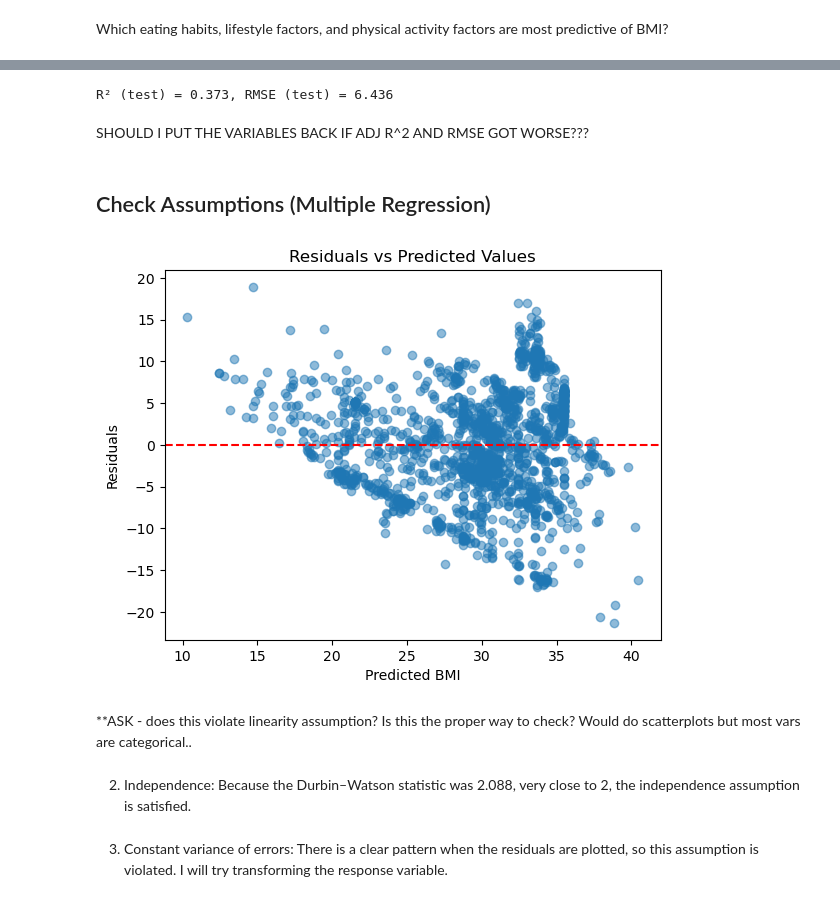
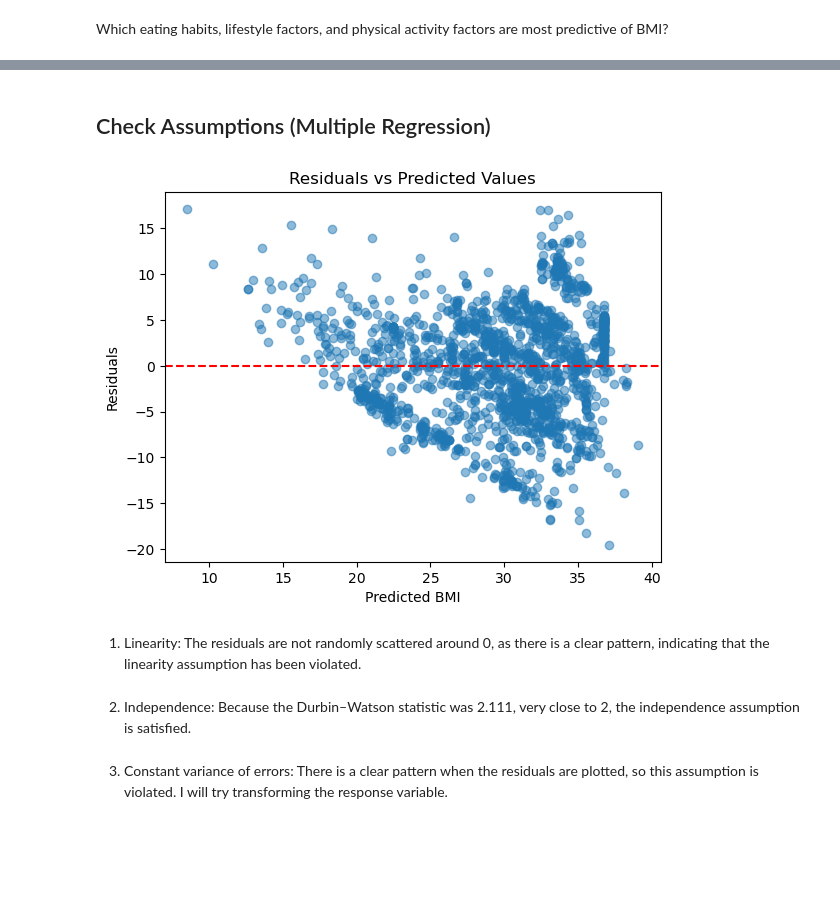
Before and after one commit to natalieseah/MLFinalProject, a Jupyter notebook: DS 6021 Final Project.ipynb, the cells around one changed output, grey strips where cells are left out. Cells and saved outputs as stored; diff of their text form; code cells hidden in the pictures; blank space fills up the shorter version.

```diff
--- a/DS 6021 Final Project.ipynb
+++ b/DS 6021 Final Project.ipynb
@@ -221,3 +235,5 @@ Which eating habits, lifestyle factors, and physical activity factors are most p
+# %%
+df= df[df['Alcohol_Consumption_Frequency'] != 'Always']
 # %%
 target = 'BMI (kg/m2)'
 nums = ['Age']
@@ -360,34 +309,22 @@ Notes:
-# %%
-X_test_sm_refit = sm.add_constant(X_test_df_refit)
-y_pred_refit = model_refit.predict(X_test_sm_refit)
-
-r2_refit = r2_score(y_test, y_pred_refit)
-rmse_refit = np.sqrt(mean_squared_error(y_test, y_pred_refit))
-
-print(f"\nR² (test) = {r2_refit:.3f}, RMSE (test) = {rmse_refit:.3f}")
-# %% [output]
-R² (test) = 0.373, RMSE (test) = 6.436
-# %% [markdown]
-SHOULD I PUT THE VARIABLES BACK IF ADJ R^2 AND RMSE GOT WORSE???
 # %% [markdown]
 ## Check Assumptions (Multiple Regression)
 # %%
-y_pred = model_refit.fittedvalues
-residuals = model_refit.resid
+y_pred = model.fittedvalues
+residuals = model.resid
 
 # Residuals vs predicted
 plt.scatter(y_pred, residuals, alpha=0.5)
 plt.axhline(0, color='red', linestyle='--')
 plt.xlabel("Predicted BMI")
 plt.ylabel("Residuals")
 plt.title("Residuals vs Predicted Values")
 plt.show()
 # %% [output]
-[figure, old version]
+[figure, new version]
 # %% [markdown]
-**ASK - does this violate linearity assumption? Is this the proper way to check? Would do scatterplots but most vars are categorical..
+1. Linearity: The residuals are not randomly scattered around 0, as there is a clear pattern, indicating that the linearity assumption has been violated.
 # %% [markdown]
-2. Independence: Because the Durbin–Watson statistic was 2.088, very close to 2, the independence assumption is satisfied.
+2. Independence: Because the Durbin–Watson statistic was 2.111, very close to 2, the independence assumption is satisfied.
 # %% [markdown]
 3. Constant variance of errors: There is a clear pattern when the residuals are plotted, so this assumption is violated. I will try transforming the response variable.
 # %%
```
Also changed, not shown: parts of 32 cells of this notebook.
